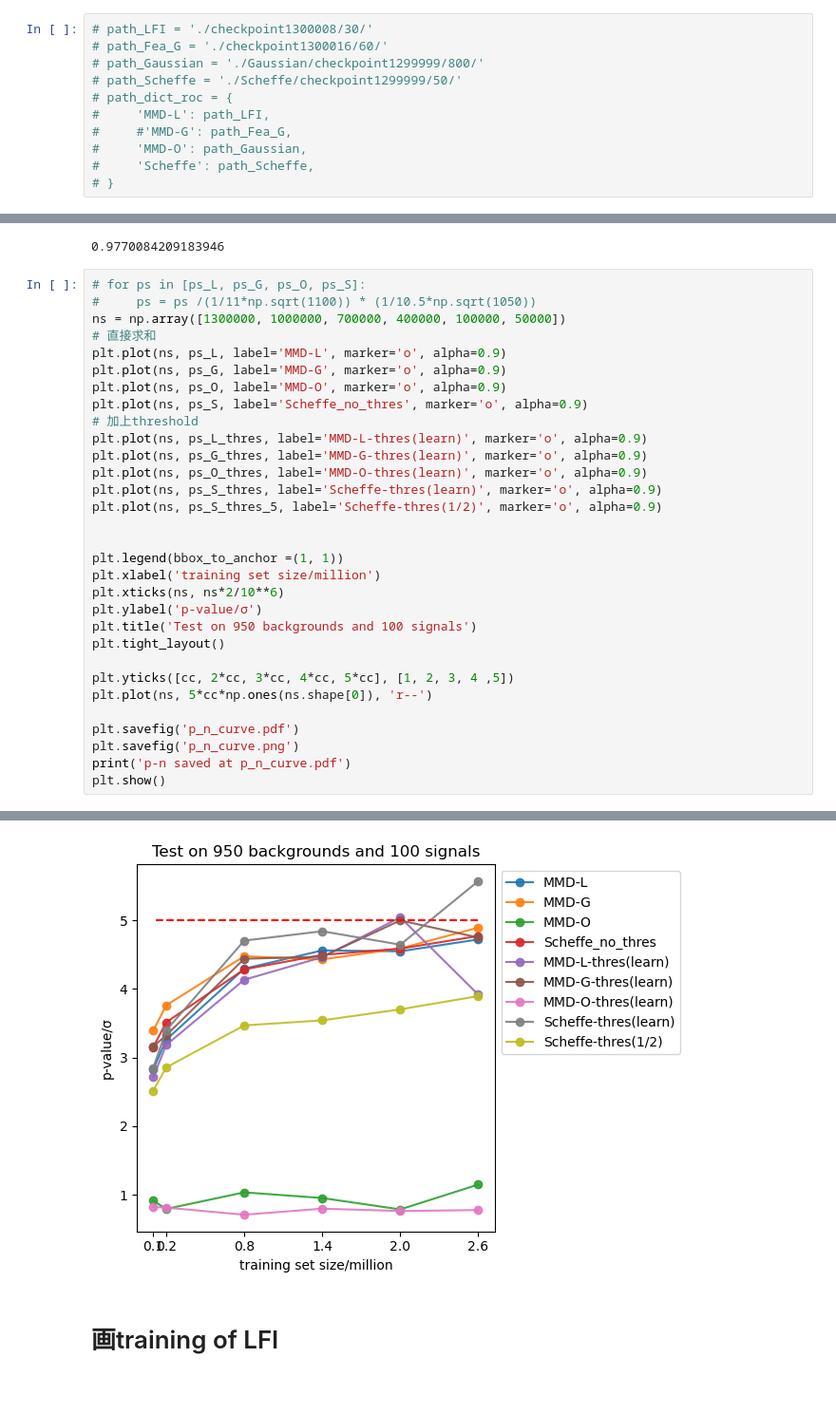
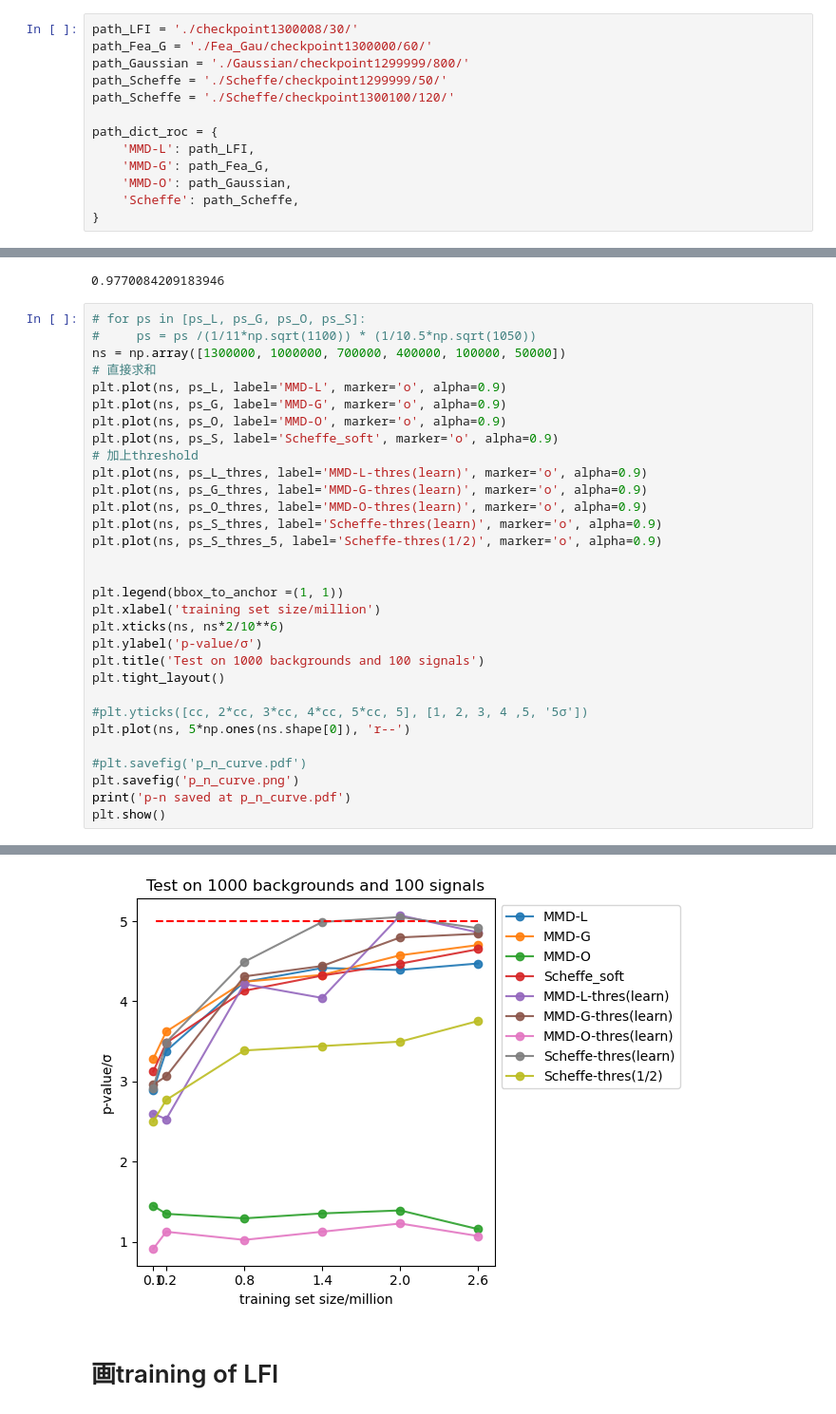
Before and after one commit to Sr-11/LFI, a Jupyter notebook: Higgs/paper.ipynb, the cells around one changed output, grey strips where cells are left out. Shown at 95% size. Cells and saved outputs as stored; diff of their text form.

```diff
--- a/Higgs/paper.ipynb
+++ b/Higgs/paper.ipynb
@@ -114,14 +129,16 @@ dataset_Q = dataset[dataset[:,0]==1][:, 1:] # signal     (5170877, 28)
 # %% [markdown]
 # 画ROC
 # %%
-# path_LFI = './checkpoint1300008/30/'
-# path_Fea_G = './checkpoint1300016/60/'
-# path_Gaussian = './Gaussian/checkpoint1299999/800/'
-# path_Scheffe = './Scheffe/checkpoint1299999/50/'
-# path_dict_roc = {
-#     'MMD-L': path_LFI,
-#     #'MMD-G': path_Fea_G,
-#     'MMD-O': path_Gaussian,
-#     'Scheffe': path_Scheffe,
-# }
+path_LFI = './checkpoint1300008/30/'
+path_Fea_G = './Fea_Gau/checkpoint1300000/60/'
+path_Gaussian = './Gaussian/checkpoint1299999/800/'
+path_Scheffe = './Scheffe/checkpoint1299999/50/'
+path_Scheffe = './Scheffe/checkpoint1300100/120/'
+
+path_dict_roc = {
+    'MMD-L': path_LFI,
+    'MMD-G': path_Fea_G,
+    'MMD-O': path_Gaussian,
+    'Scheffe': path_Scheffe,
+}
 # %%
@@ -357,37 +408,37 @@ cc
 # %%
 # for ps in [ps_L, ps_G, ps_O, ps_S]:
 #     ps = ps /(1/11*np.sqrt(1100)) * (1/10.5*np.sqrt(1050))
 ns = np.array([1300000, 1000000, 700000, 400000, 100000, 50000])
 # 直接求和
 plt.plot(ns, ps_L, label='MMD-L', marker='o', alpha=0.9)
 plt.plot(ns, ps_G, label='MMD-G', marker='o', alpha=0.9)
 plt.plot(ns, ps_O, label='MMD-O', marker='o', alpha=0.9)
-plt.plot(ns, ps_S, label='Scheffe_no_thres', marker='o', alpha=0.9)
+plt.plot(ns, ps_S, label='Scheffe_soft', marker='o', alpha=0.9)
 # 加上threshold
 plt.plot(ns, ps_L_thres, label='MMD-L-thres(learn)', marker='o', alpha=0.9)
 plt.plot(ns, ps_G_thres, label='MMD-G-thres(learn)', marker='o', alpha=0.9)
 plt.plot(ns, ps_O_thres, label='MMD-O-thres(learn)', marker='o', alpha=0.9)
 plt.plot(ns, ps_S_thres, label='Scheffe-thres(learn)', marker='o', alpha=0.9)
 plt.plot(ns, ps_S_thres_5, label='Scheffe-thres(1/2)', marker='o', alpha=0.9)
 
 
 plt.legend(bbox_to_anchor =(1, 1))
 plt.xlabel('training set size/million')
 plt.xticks(ns, ns*2/10**6)
 plt.ylabel('p-value/σ')
-plt.title('Test on 950 backgrounds and 100 signals')
+plt.title('Test on 1000 backgrounds and 100 signals')
 plt.tight_layout()
 
-plt.yticks([cc, 2*cc, 3*cc, 4*cc, 5*cc], [1, 2, 3, 4 ,5])
-plt.plot(ns, 5*cc*np.ones(ns.shape[0]), 'r--')
+#plt.yticks([cc, 2*cc, 3*cc, 4*cc, 5*cc, 5], [1, 2, 3, 4 ,5, '5σ'])
+plt.plot(ns, 5*np.ones(ns.shape[0]), 'r--')
 
-plt.savefig('p_n_curve.pdf')
+#plt.savefig('p_n_curve.pdf')
 plt.savefig('p_n_curve.png')
 print('p-n saved at p_n_curve.pdf')
 plt.show()
 # %% [output]
 p-n saved at p_n_curve.pdf
-[figure, old version]
+[figure, new version]
 # %% [markdown]
 # 画training of LFI
 # %%
```
Also changed, not shown: parts of 23 cells of this notebook, 12 other files.
